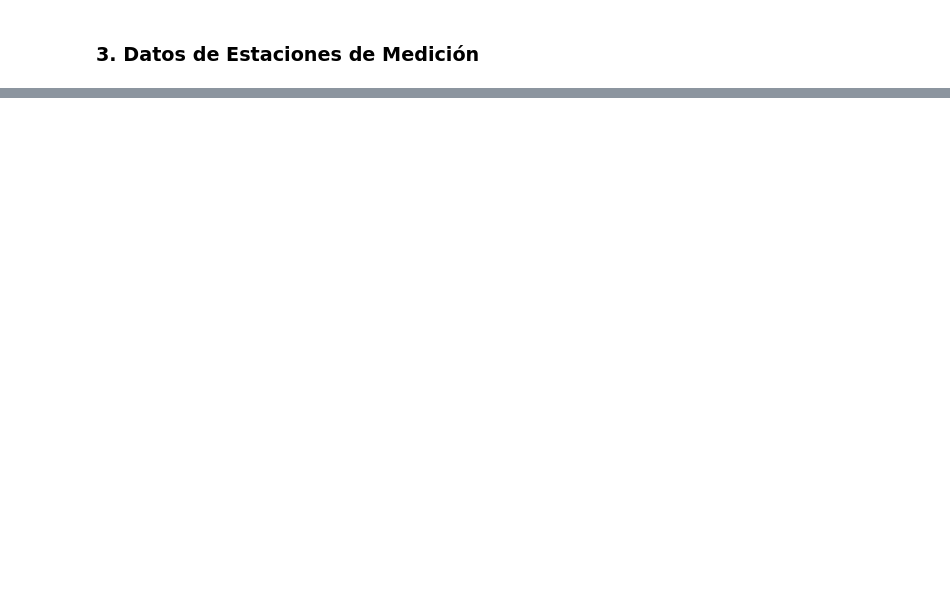
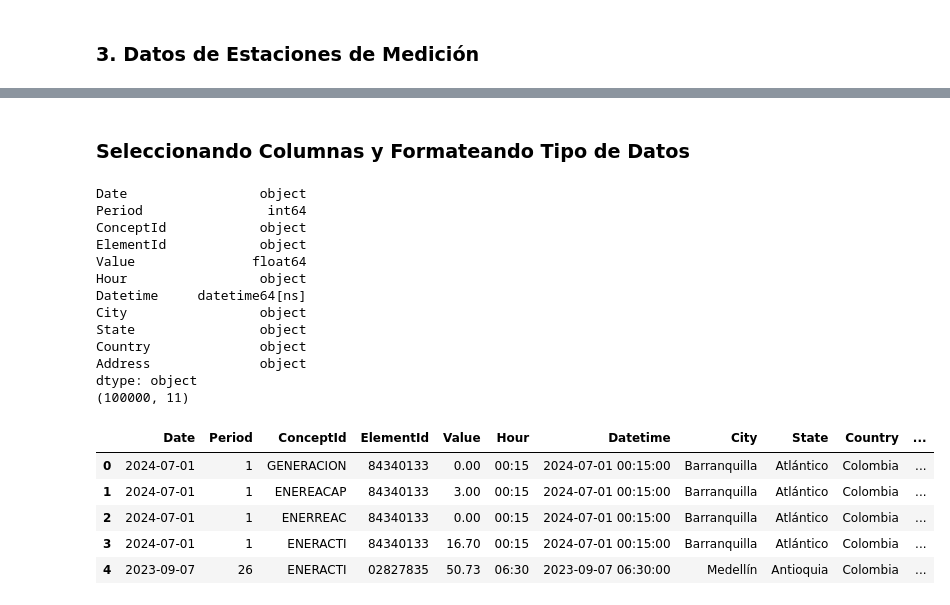
Before and after one commit to maestria-ds-eafit/Proyecto-Integrador-Semestre1, a Jupyter notebook: python-notebooks/EDA_Consumo_ES.ipynb, the cells around one changed output, grey strips where cells are left out. Cells and saved outputs as stored; diff of their text form; code cells hidden in the pictures; blank space fills up the shorter version.

```diff
--- a/python-notebooks/EDA_Consumo_ES.ipynb
+++ b/python-notebooks/EDA_Consumo_ES.ipynb
@@ -186,0 +180,10 @@ Name: count, Length: 714, dtype: int64
+# %%
+# Sort the DataFrame by 'columns2' in descending order
+df_load_center_curated = df_load_center_curated.sort_values(by='StartDate', ascending=False)
+
+# Keep only the first occurrence of each unique value in 'column1'
+df_load_center_curated = df_load_center_curated.drop_duplicates(subset='MainActiveMeterId', keep='first').reset_index(drop=True)
+
+print(df_load_center_curated.shape)
+print(df_load_center_curated.dtypes)
+df_load_center_curated.head()
@@ -243,0 +301,4 @@ dtype: object
+# %%
+df_ubication=df_load_center_curated.merge(df_element_id_curated,on="LoadCenterId",how="left")
+print(df_ubication.shape)
+df_ubication.head()
@@ -243,0 +313,4 @@ dtype: object
+# %%
+df_consumo_refined=df_consumo_curated.merge(df_ubication,left_on="ElementId",right_on="MainActiveMeterId",how="left")
+print(df_consumo_refined.shape)
+df_consumo_refined.head()
@@ -243,0 +325,27 @@ dtype: object
+# %% [markdown]
+### Seleccionando Columnas y Formateando Tipo de Datos
+# %%
+df_consumo_refined=df_consumo_refined[["Date","Period","ConceptId","ElementId","Value","Hour","Datetime","City","State","Country","Address"]]
+print(df_consumo_refined.dtypes)
+print(df_consumo_refined.shape)
+df_consumo_refined.head()
+# %% [output]
+Date                 object
+Period                int64
+ConceptId            object
+ElementId            object
+Value               float64
+Hour                 object
+Datetime     datetime64[ns]
+City                 object
+State                object
+Country              object
+Address              object
+dtype: object
+(100000, 11)
+|  | Date | Period | ConceptId | ElementId | Value | Hour | Datetime | City | State | Country | ... |
+| 0 | 2024-07-01 | 1 | GENERACION | 84340133 | 0.00 | 00:15 | 2024-07-01 00:15:00 | Barranquilla | Atlántico | Colombia | ... |
+| 1 | 2024-07-01 | 1 | ENEREACAP | 84340133 | 3.00 | 00:15 | 2024-07-01 00:15:00 | Barranquilla | Atlántico | Colombia | ... |
+| 2 | 2024-07-01 | 1 | ENERREAC | 84340133 | 0.00 | 00:15 | 2024-07-01 00:15:00 | Barranquilla | Atlántico | Colombia | ... |
+| 3 | 2024-07-01 | 1 | ENERACTI | 84340133 | 16.70 | 00:15 | 2024-07-01 00:15:00 | Barranquilla | Atlántico | Colombia | ... |
+| 4 | 2023-09-07 | 26 | ENERACTI | 02827835 | 50.73 | 06:30 | 2023-09-07 06:30:00 | Medellín | Antioquia | Colombia | ... |
```
Also changed, not shown: parts of 9 cells of this notebook, 22 other files.
